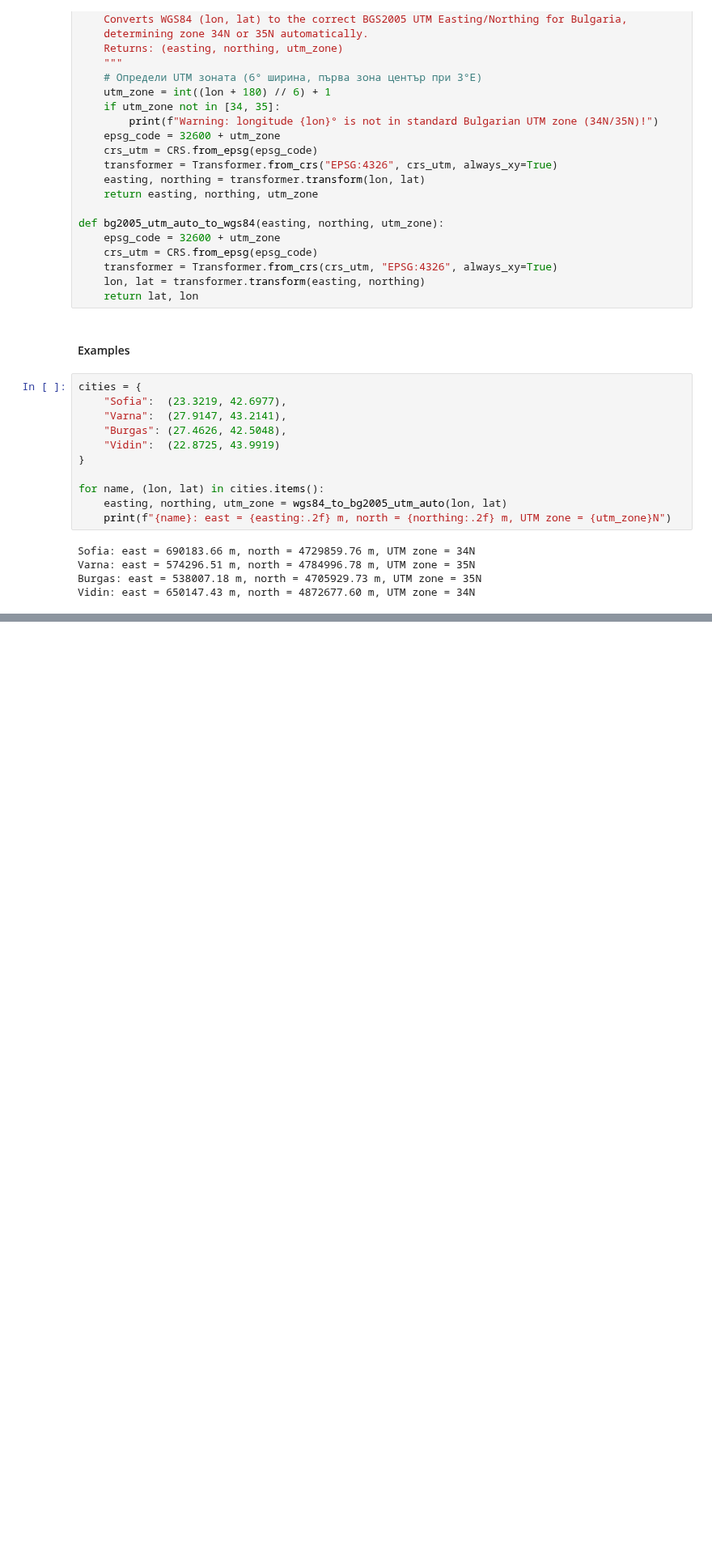
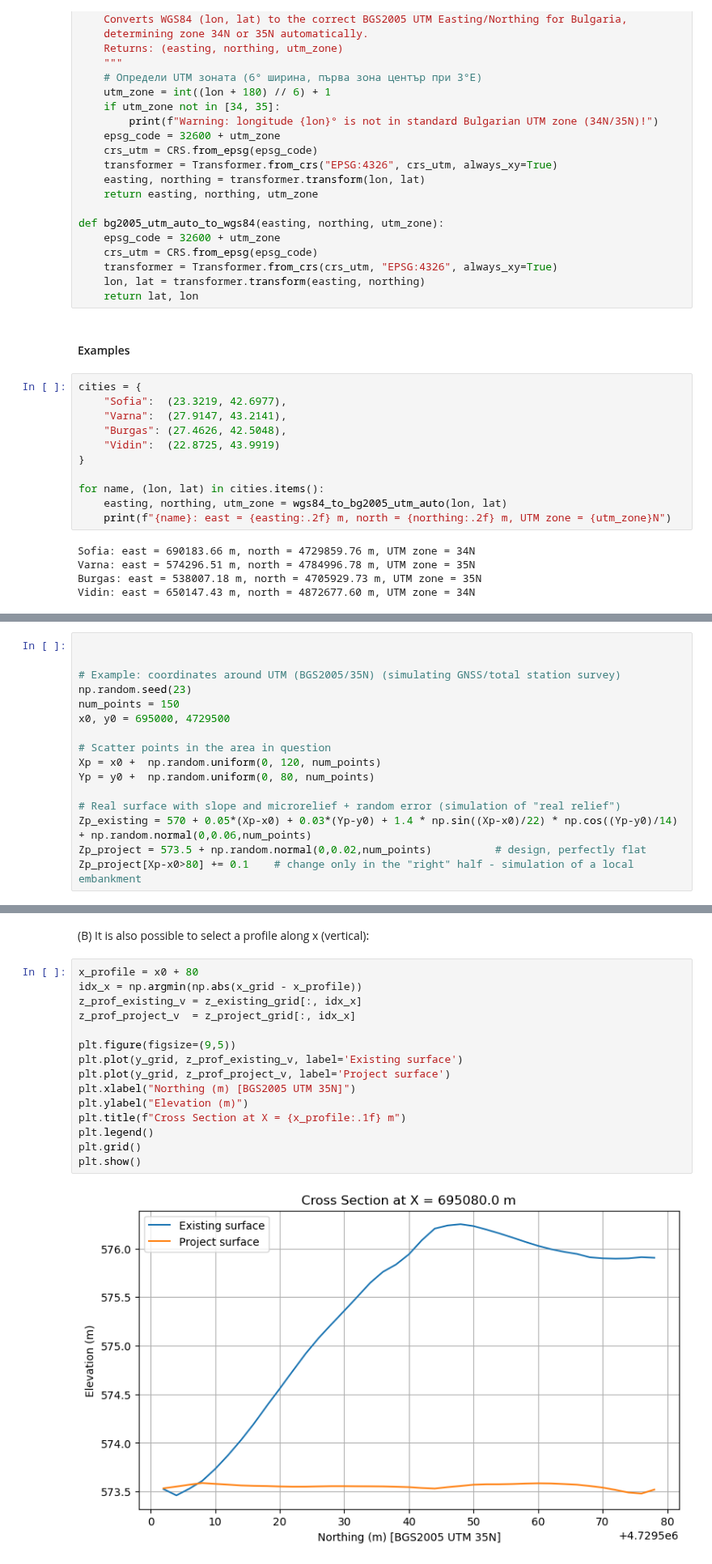
Before and after one commit to Araychev/UPSKILL-AI-and-Machine-Learning---2025, a Jupyter notebook: Math Concepts for Developers - март 2025/Regular_Exam_Project/math_concepts_geo_project.ipynb, the cells around one changed output, grey strips where cells are left out. Shown at 81% size. Drawn from its saved outputs; the diff is of its cells as text; blank space fills up the shorter version.

```diff
--- a/Math Concepts for Developers - март 2025/Regular_Exam_Project/math_concepts_geo_project.ipynb
+++ b/Math Concepts for Developers - март 2025/Regular_Exam_Project/math_concepts_geo_project.ipynb
@@ -1226,0 +1388,16 @@ Vidin: east = 650147.43 m, north = 4872677.60 m, UTM zone = 34N
+# %%
+
+
+# Example: coordinates around UTM (BGS2005/35N) (simulating GNSS/total station survey)
+np.random.seed(23)
+num_points = 150
+x0, y0 = 695000, 4729500
+
+# Scatter points in the area in question
+Xp = x0 +  np.random.uniform(0, 120, num_points)
+Yp = y0 +  np.random.uniform(0, 80, num_points)
+
+# Real surface with slope and microrelief + random error (simulation of "real relief")
+Zp_existing = 570 + 0.05*(Xp-x0) + 0.03*(Yp-y0) + 1.4 * np.sin((Xp-x0)/22) * np.cos((Yp-y0)/14) + np.random.normal(0,0.06,num_points)
+Zp_project = 573.5 + np.random.normal(0,0.02,num_points)          # design, perfectly flat
+Zp_project[Xp-x0>80] += 0.1    # change only in the "right" half - simulation of a local embankment
@@ -1226,0 +1496,19 @@ Vidin: east = 650147.43 m, north = 4872677.60 m, UTM zone = 34N
+# %% [markdown]
+(B) It is also possible to select a profile along x (vertical):
+# %%
+x_profile = x0 + 80
+idx_x = np.argmin(np.abs(x_grid - x_profile))
+z_prof_existing_v = z_existing_grid[:, idx_x]
+z_prof_project_v  = z_project_grid[:, idx_x]
+
+plt.figure(figsize=(9,5))
+plt.plot(y_grid, z_prof_existing_v, label='Existing surface')
+plt.plot(y_grid, z_prof_project_v, label='Project surface')
+plt.xlabel("Northing (m) [BGS2005 UTM 35N]")
+plt.ylabel("Elevation (m)")
+plt.title(f"Cross Section at X = {x_profile:.1f} m")
+plt.legend()
+plt.grid()
+plt.show()
+# %% [output]
+[figure, added]
```
Also changed, not shown: parts of 37 cells of this notebook.
